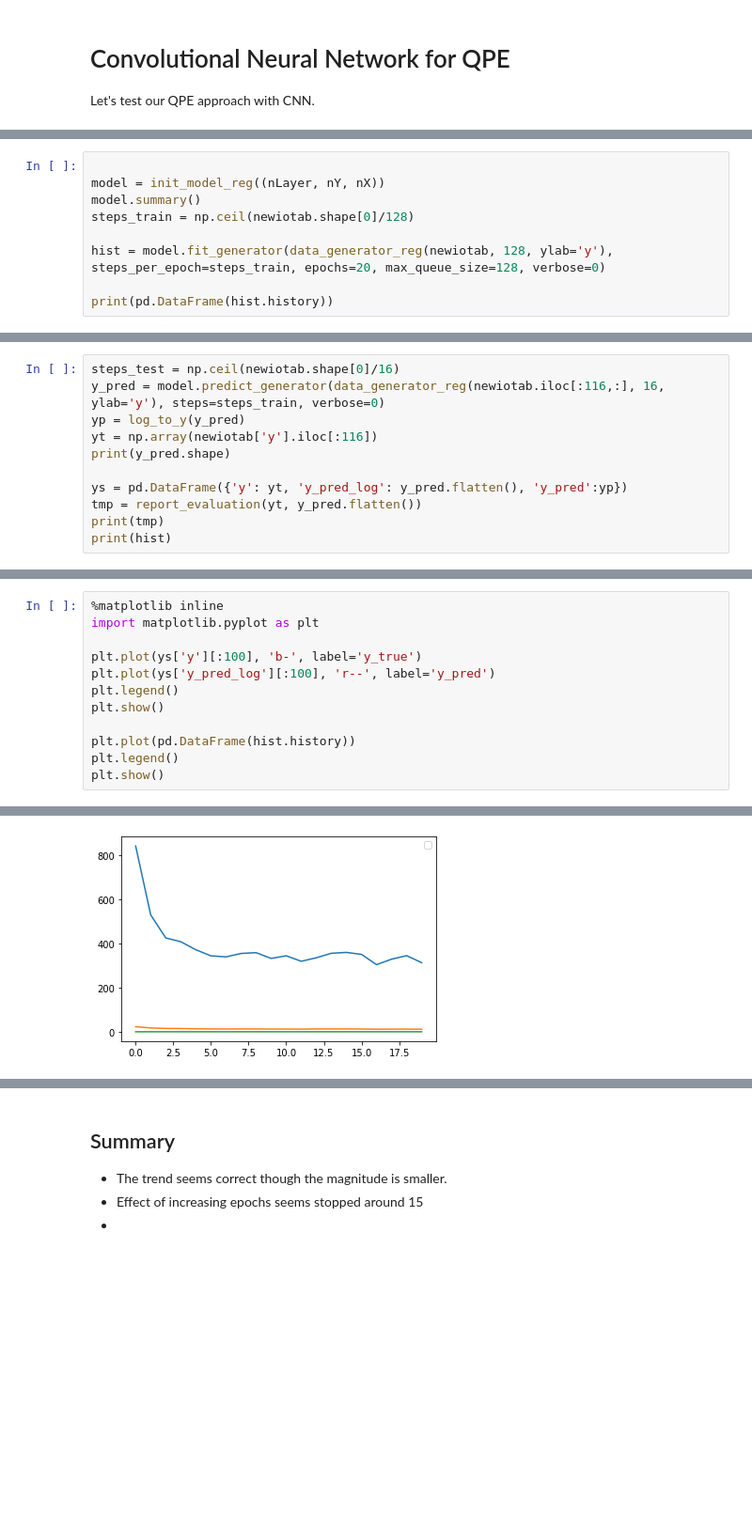
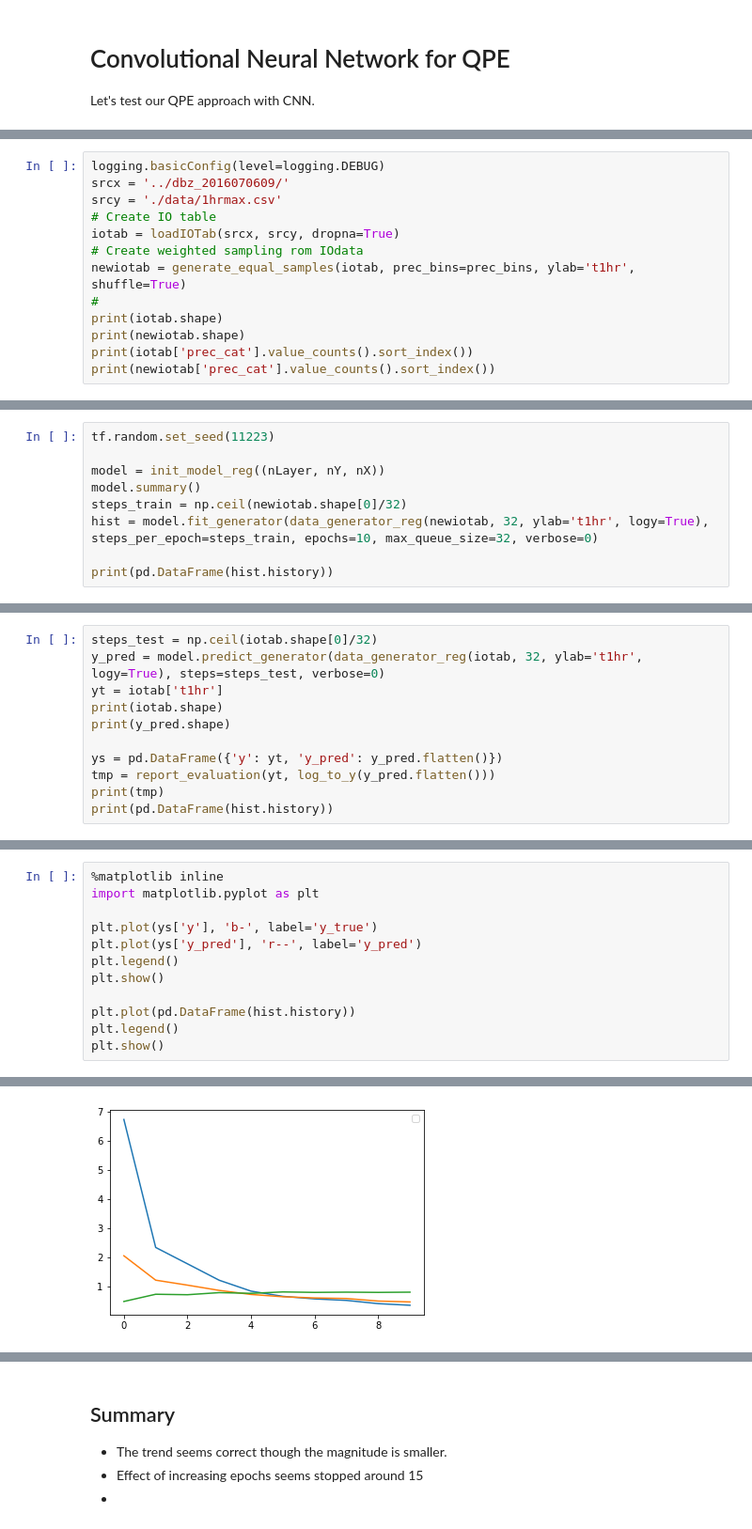
Before and after one commit to tingsyo/qpetw, a Jupyter notebook: examples/12_CNN_Based_QPE.ipynb, the cells around one changed output, grey strips where cells are left out. Shown: that part at 94% size. Saved outputs shown, nothing was run; the diff lists cells and outputs as text; blank space fills up the shorter version.

Commit message:
Added test example of MLC Modified reg script   - Adding BatchNormalization largely improve the results

```diff
--- a/examples/12_CNN_Based_QPE.ipynb
+++ b/examples/12_CNN_Based_QPE.ipynb
@@ -242,0 +249,13 @@ Name: prec_cat, dtype: int64
+# %%
+logging.basicConfig(level=logging.DEBUG)
+srcx = '../dbz_2016070609/'
+srcy = './data/1hrmax.csv'
+# Create IO table
+iotab = loadIOTab(srcx, srcy, dropna=True)
+# Create weighted sampling rom IOdata
+newiotab = generate_equal_samples(iotab, prec_bins=prec_bins, ylab='t1hr', shuffle=True)
+#
+print(iotab.shape)
+print(newiotab.shape)
+print(iotab['prec_cat'].value_counts().sort_index())
+print(newiotab['prec_cat'].value_counts().sort_index())
@@ -243,10 +280,10 @@ Name: prec_cat, dtype: int64
 # %%
+tf.random.set_seed(11223)
 
 model = init_model_reg((nLayer, nY, nX))
 model.summary()
-steps_train = np.ceil(newiotab.shape[0]/128)
-
-hist = model.fit_generator(data_generator_reg(newiotab, 128, ylab='y'), steps_per_epoch=steps_train, epochs=20, max_queue_size=128, verbose=0)
+steps_train = np.ceil(newiotab.shape[0]/32)
+hist = model.fit_generator(data_generator_reg(newiotab, 32, ylab='t1hr', logy=True), steps_per_epoch=steps_train, epochs=10, max_queue_size=32, verbose=0)
 
 print(pd.DataFrame(hist.history))
 # %% [output]
@@ -270,12 +307,12 @@ _________________________________________________________________
 # %%
-steps_test = np.ceil(newiotab.shape[0]/16)
-y_pred = model.predict_generator(data_generator_reg(newiotab.iloc[:116,:], 16, ylab='y'), steps=steps_train, verbose=0)
-yp = log_to_y(y_pred)
-yt = np.array(newiotab['y'].iloc[:116])
+steps_test = np.ceil(iotab.shape[0]/32)
+y_pred = model.predict_generator(data_generator_reg(iotab, 32, ylab='t1hr', logy=True), steps=steps_test, verbose=0)
+yt = iotab['t1hr']
+print(iotab.shape)
 print(y_pred.shape)
 
-ys = pd.DataFrame({'y': yt, 'y_pred_log': y_pred.flatten(), 'y_pred':yp})
-tmp = report_evaluation(yt, y_pred.flatten())
+ys = pd.DataFrame({'y': yt, 'y_pred': y_pred.flatten()})
+tmp = report_evaluation(yt, log_to_y(y_pred.flatten()))
 print(tmp)
-print(hist)
+print(pd.DataFrame(hist.history))
 # %% [output]
@@ -286,8 +334,8 @@ print(hist)
 %matplotlib inline
 import matplotlib.pyplot as plt
 
-plt.plot(ys['y'][:100], 'b-', label='y_true')
-plt.plot(ys['y_pred_log'][:100], 'r--', label='y_pred')
+plt.plot(ys['y'], 'b-', label='y_true')
+plt.plot(ys['y_pred'], 'r--', label='y_pred')
 plt.legend()
 plt.show()
 
@@ -300,3 +348,3 @@ W1027 13:59:23.681315 14572 legend.py:1282] No handles with labels found to put
-[figure, old version]
+[figure, new version]
 # %%
 print(ys.iloc[:30,:])
```
Also changed, not shown: parts of 9 cells of this notebook, 2 other files.
